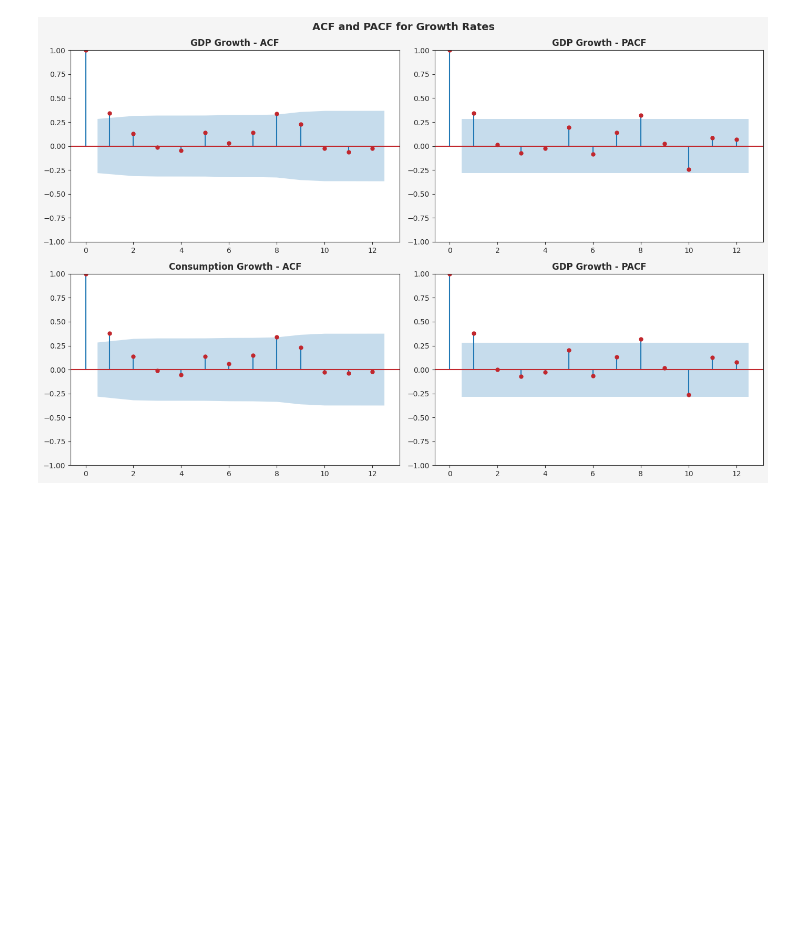
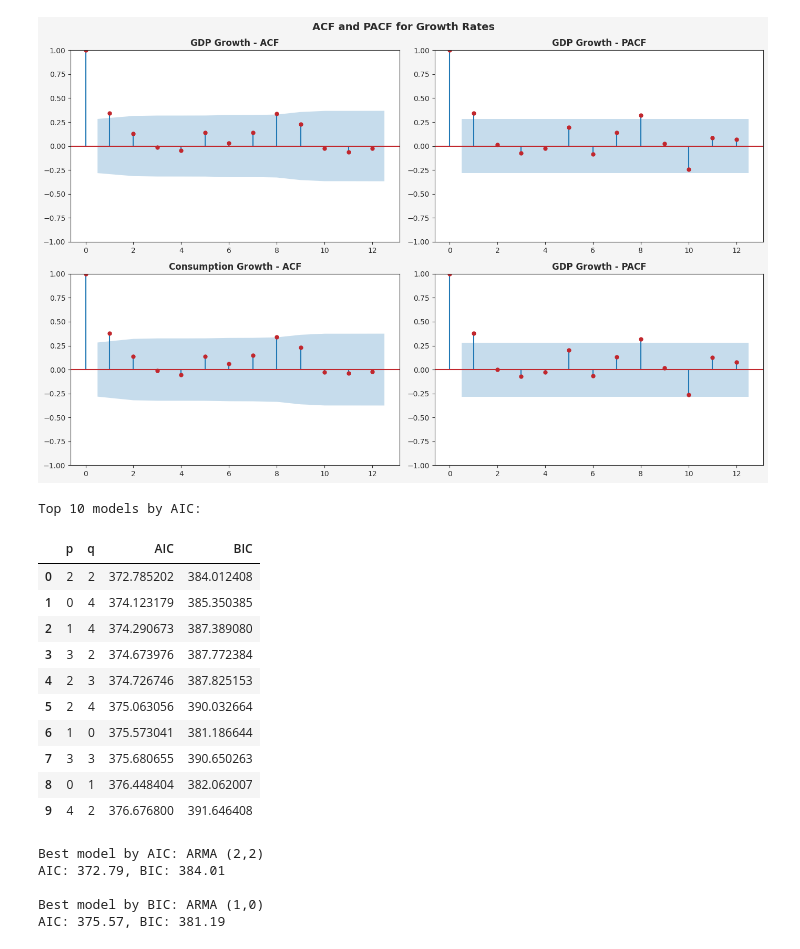
Before and after one commit to rahulmohandas11/time-series-analysis-course-assignment, a Jupyter notebook: analysis.ipynb, the cells around one changed output. Cells and saved outputs as stored; diff of their text form; code cells hidden in the pictures; blank space fills up the shorter version.

Commit message:
ARMA (p,q) Estimation

```diff
--- a/analysis.ipynb
+++ b/analysis.ipynb
@@ -202,3 +203,54 @@ plt.savefig('acf_pacf_plots.png',dpi = 300, bbox_inches = 'tight')
 plt.show()
 # %% [output]
 [figure]
+# %%
+# Estimate ARMA (p,q) for GDP growth
+gdp_results = []
+
+for p in range(5):
+    for q in range (5):
+        try:
+            model = ARIMA(df_growth['GDP_growth'], order = (p,0,q))
+            fit = model.fit()
+            gdp_results.append({
+                'p':p,
+                'q':q,
+                'AIC':fit.aic,
+                'BIC':fit.bic
+            }
+            )
+        except:
+            continue
+
+gdp_df = pd.DataFrame(gdp_results)
+gdp_df = gdp_df.sort_values('AIC').reset_index(drop = True)
+
+print("Top 10 models by AIC:")
+display(gdp_df.head(10))
+
+best_gdp_aic = gdp_df.iloc[0]
+best_gdp_bic = gdp_df.sort_values('BIC').iloc[0]
+
+print(f'\nBest model by AIC: ARMA ({int(best_gdp_aic['p'])},{int(best_gdp_aic['q'])})')
+print(f"AIC: {best_gdp_aic['AIC']:.2f}, BIC: {best_gdp_aic['BIC']:.2f}")
+
+print(f'\nBest model by BIC: ARMA ({int(best_gdp_bic['p'])},{int(best_gdp_bic['q'])})')
+print(f"AIC: {best_gdp_bic['AIC']:.2f}, BIC: {best_gdp_bic['BIC']:.2f}")
+# %% [output]
+Top 10 models by AIC:
+|  | p | q | AIC | BIC |
+| 0 | 2 | 2 | 372.785202 | 384.012408 |
+| 1 | 0 | 4 | 374.123179 | 385.350385 |
+| 2 | 1 | 4 | 374.290673 | 387.389080 |
+| 3 | 3 | 2 | 374.673976 | 387.772384 |
+| 4 | 2 | 3 | 374.726746 | 387.825153 |
+| 5 | 2 | 4 | 375.063056 | 390.032664 |
+| 6 | 1 | 0 | 375.573041 | 381.186644 |
+| 7 | 3 | 3 | 375.680655 | 390.650263 |
+| 8 | 0 | 1 | 376.448404 | 382.062007 |
+| 9 | 4 | 2 | 376.676800 | 391.646408 |
+Best model by AIC: ARMA (2,2)
+AIC: 372.79, BIC: 384.01
+
+Best model by BIC: ARMA (1,0)
+AIC: 375.57, BIC: 381.19
```
Also changed, not shown: parts of 3 cells of this notebook.
